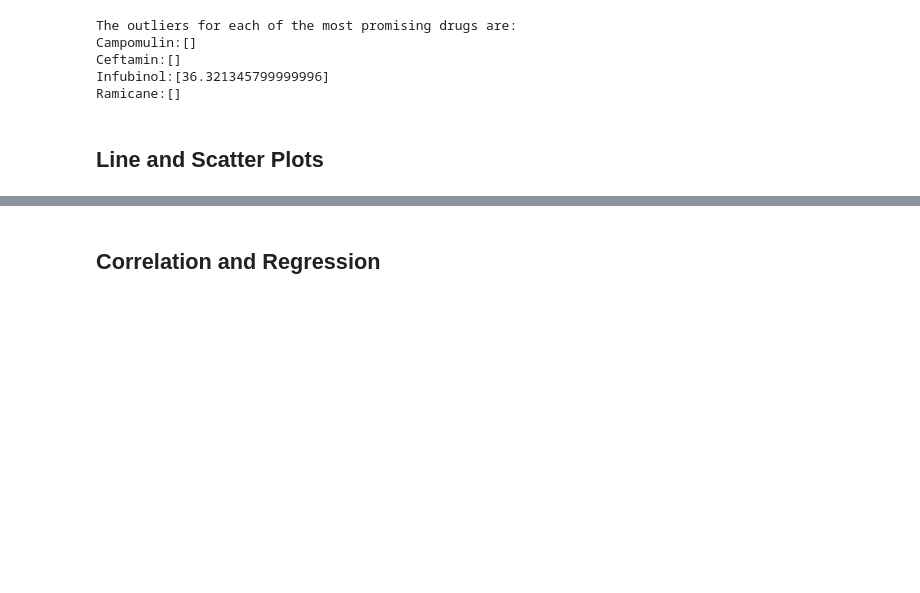
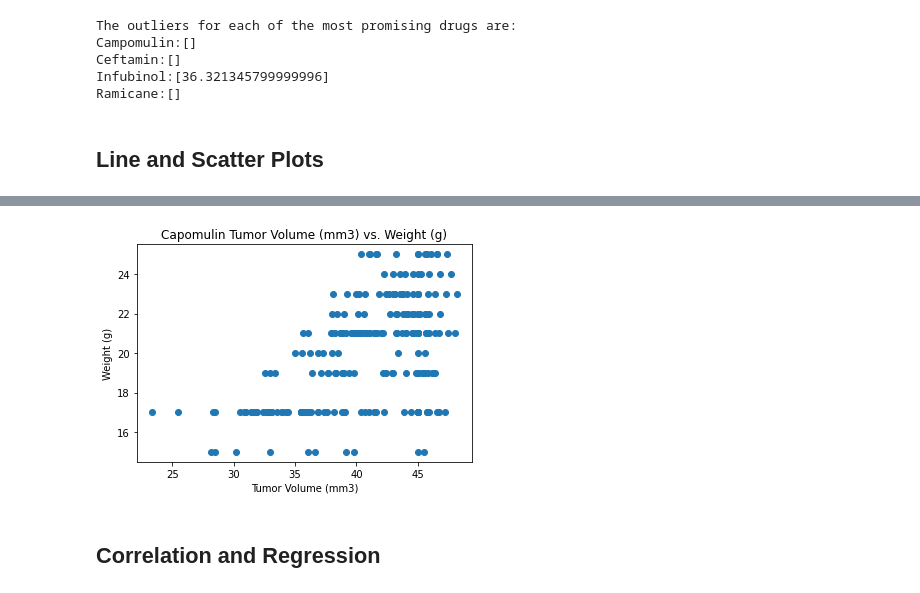
Before and after one commit to meielerol/matplotlib-challenge, a Jupyter notebook: pymaceuticals_starter.ipynb, the cells around one changed output, grey strips where cells are left out. Saved outputs shown, nothing was run; the diff lists cells and outputs as text; code cells hidden in the pictures; blank space fills up the shorter version.

```diff
--- a/pymaceuticals_starter.ipynb
+++ b/pymaceuticals_starter.ipynb
@@ -420,3 +435,18 @@ Ramicane:[]
+# %%
+# Generate a scatter plot of mouse weight versus average tumor volume for the Capomulin regimen
+yCapomulin = finalTumors_Capomulin['Weight (g)']
+xCapomulin = finalTumors_Capomulin['Tumor Volume (mm3)']
+
+#format the scatter plot
+plt.title(f"Capomulin Tumor Volume (mm3) vs. Weight (g)")
+plt.xlabel("Tumor Volume (mm3)")
+plt.ylabel("Weight (g)")
+
+#display scatter plot
+plt.scatter(xCapomulin,yCapomulin)
+plt.show()
+# %% [output]
+[figure, added]
 # %% [markdown]
 ## Correlation and Regression
 # %%
```
Also changed, not shown: parts of 4 cells of this notebook.
